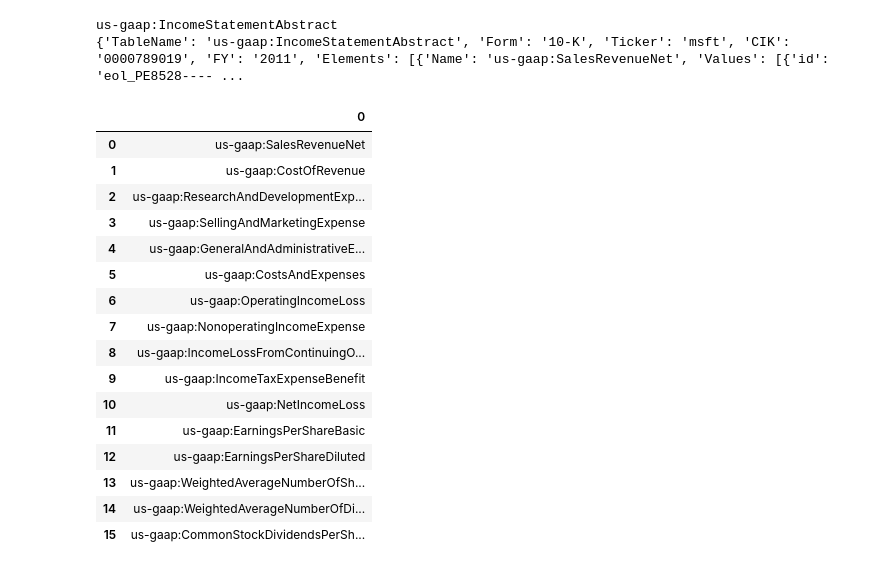
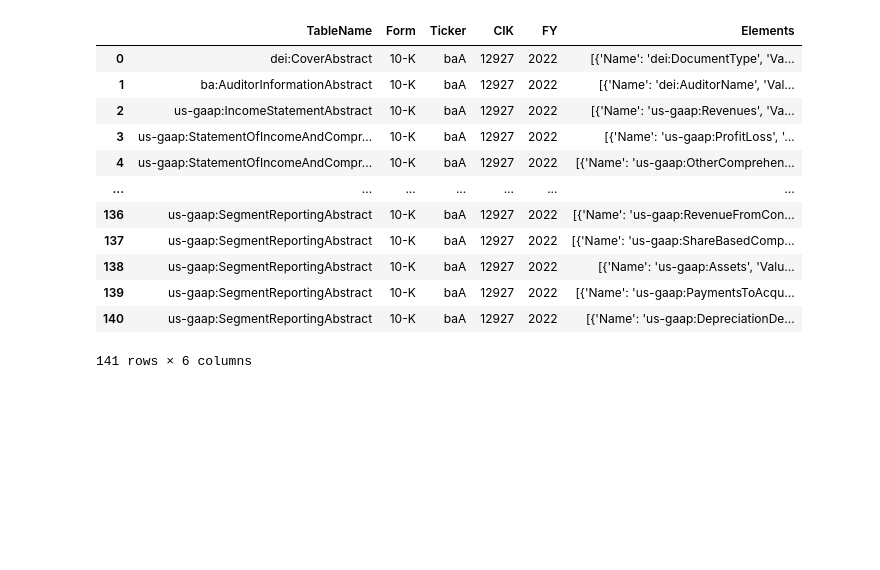
Before and after one commit to Muvels/SEC_XBRL, a Jupyter notebook: SEC_XBRL.ipynb, the cells around one changed output. Cells and saved outputs as stored; diff of their text form; code cells hidden in the pictures; blank space fills up the shorter version.

```diff
--- a/SEC_XBRL.ipynb
+++ b/SEC_XBRL.ipynb
@@ -456,40 +341,0 @@ def parseXBRLtoJson(nyear):
-# %%
-import pandas as pd
-flat_list = []
-table_num = 1
-header_val = jscp[table_num]['TableName']
-i = 0
-for x in jscp[table_num]['Elements']:
-  flat_list.append([x['Name']])
-  for y in x['Values']:
-    if header_val == 'us-gaap:EquityAbstract' or '2021' in y['id'] and 'us-gaap' not in y['id']:
-      flat_list[i].append(y['id'])
-      flat_list[i].append(y['id'].split("_")[len(y['id'].split("_")) - 1][0:4])
-      flat_list[i].append(y['Value'])
-  i = i+1
-
-
-df = pd.DataFrame(flat_list)
-print(header_val)
-print(jscp[table_num])
-df
-# %% [output]
-us-gaap:IncomeStatementAbstract
-{'TableName': 'us-gaap:IncomeStatementAbstract', 'Form': '10-K', 'Ticker': 'msft', 'CIK': '0000789019', 'FY': '2011', 'Elements': [{'Name': 'us-gaap:SalesRevenueNet', 'Values': [{'id': 'eol_PE8528---- ...
-|  | 0 |
-| 0 | us-gaap:SalesRevenueNet |
-| 1 | us-gaap:CostOfRevenue |
-| 2 | us-gaap:ResearchAndDevelopmentExp... |
-| 3 | us-gaap:SellingAndMarketingExpense |
-| 4 | us-gaap:GeneralAndAdministrativeE... |
-| 5 | us-gaap:CostsAndExpenses |
-| 6 | us-gaap:OperatingIncomeLoss |
-| 7 | us-gaap:NonoperatingIncomeExpense |
-| 8 | us-gaap:IncomeLossFromContinuingO... |
-| 9 | us-gaap:IncomeTaxExpenseBenefit |
-| 10 | us-gaap:NetIncomeLoss |
-| 11 | us-gaap:EarningsPerShareBasic |
-| 12 | us-gaap:EarningsPerShareDiluted |
-| 13 | us-gaap:WeightedAverageNumberOfSh... |
-| 14 | us-gaap:WeightedAverageNumberOfDi... |
-| 15 | us-gaap:CommonStockDividendsPerSh... |
@@ -497,0 +342,19 @@ us-gaap:IncomeStatementAbstract
+# %%
+
+import pandas as pd
+data = pd.DataFrame(pd.read_json('/content/000012927/2022/XBRL.json'))
+data
+# %% [output]
+|  | TableName | Form | Ticker | CIK | FY | Elements |
+| 0 | dei:CoverAbstract | 10-K | baA | 12927 | 2022 | [{'Name': 'dei:DocumentType', 'Va... |
+| 1 | ba:AuditorInformationAbstract | 10-K | baA | 12927 | 2022 | [{'Name': 'dei:AuditorName', 'Val... |
+| 2 | us-gaap:IncomeStatementAbstract | 10-K | baA | 12927 | 2022 | [{'Name': 'us-gaap:Revenues', 'Va... |
+| 3 | us-gaap:StatementOfIncomeAndCompr... | 10-K | baA | 12927 | 2022 | [{'Name': 'us-gaap:ProfitLoss', '... |
+| 4 | us-gaap:StatementOfIncomeAndCompr... | 10-K | baA | 12927 | 2022 | [{'Name': 'us-gaap:OtherComprehen... |
+| ... | ... | ... | ... | ... | ... | ... |
+| 136 | us-gaap:SegmentReportingAbstract | 10-K | baA | 12927 | 2022 | [{'Name': 'us-gaap:RevenueFromCon... |
+| 137 | us-gaap:SegmentReportingAbstract | 10-K | baA | 12927 | 2022 | [{'Name': 'us-gaap:ShareBasedComp... |
+| 138 | us-gaap:SegmentReportingAbstract | 10-K | baA | 12927 | 2022 | [{'Name': 'us-gaap:Assets', 'Valu... |
+| 139 | us-gaap:SegmentReportingAbstract | 10-K | baA | 12927 | 2022 | [{'Name': 'us-gaap:PaymentsToAcqu... |
+| 140 | us-gaap:SegmentReportingAbstract | 10-K | baA | 12927 | 2022 | [{'Name': 'us-gaap:DepreciationDe... |
+141 rows × 6 columns
```
Also changed, not shown: parts of 10 cells of this notebook.
